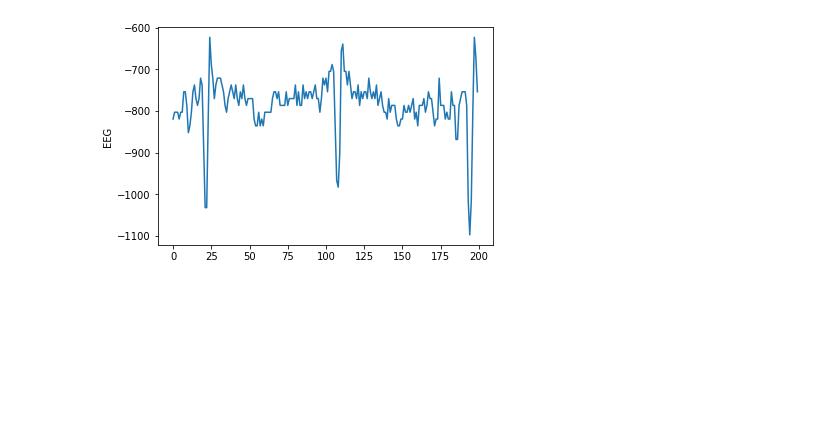
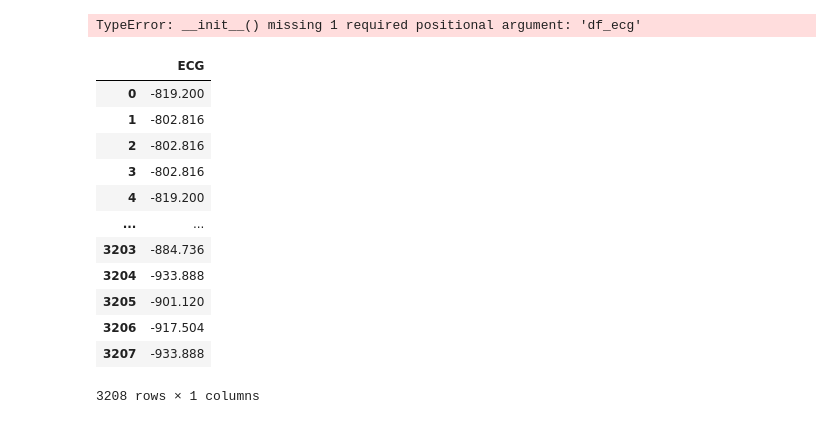
Before and after one commit to Aura-healthcare/Geneva_Health_Forum-HeartyPatch, a Jupyter notebook: data/visualisation.ipynb, the cells around one changed output. Cells and saved outputs as stored; diff of their text form; code cells hidden in the pictures; blank space fills up the shorter version.

```diff
--- a/data/visualisation.ipynb
+++ b/data/visualisation.ipynb
@@ -31,4 +76,0 @@ df[:200]
-# %%
-_ = sns.lineplot(x=df[:200].index, y='EEG', data=df[:200])
-# %% [output]
-[figure, removed]
@@ -74,3 +113,23 @@ class show_window_data:
+# %%
+show_window_data_a = show_window_data(df)
+# %% [output]
+TypeError: __init__() missing 1 required positional argument: 'df_ecg'
+# %%
+show_window_data_a.df_data
+# %% [output]
+|  | ECG |
+| 0 | -819.200 |
+| 1 | -802.816 |
+| 2 | -802.816 |
+| 3 | -802.816 |
+| 4 | -819.200 |
+| ... | ... |
+| 3203 | -884.736 |
+| 3204 | -933.888 |
+| 3205 | -901.120 |
+| 3206 | -917.504 |
+| 3207 | -933.888 |
+3208 rows × 1 columns
 # %%
 x, y = show_window_data_a.new_data_available(df)
 sns.lineplot(x=x, y=y)
```
Also changed, not shown: parts of 20 cells of this notebook, 11 other files.
